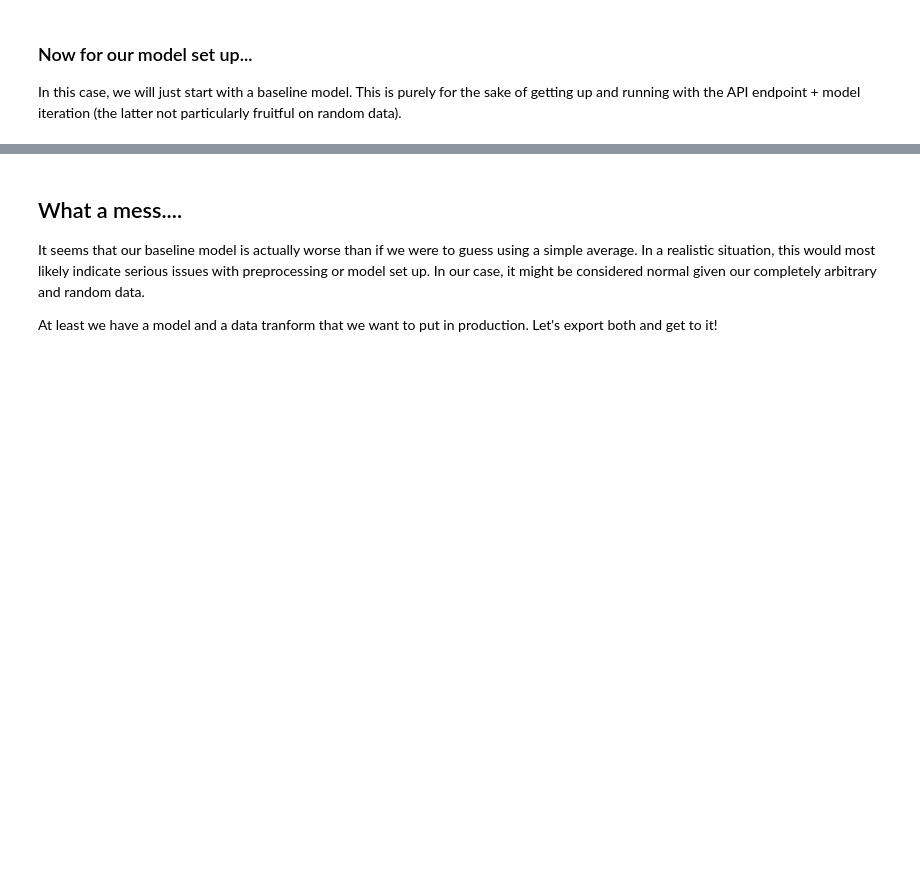
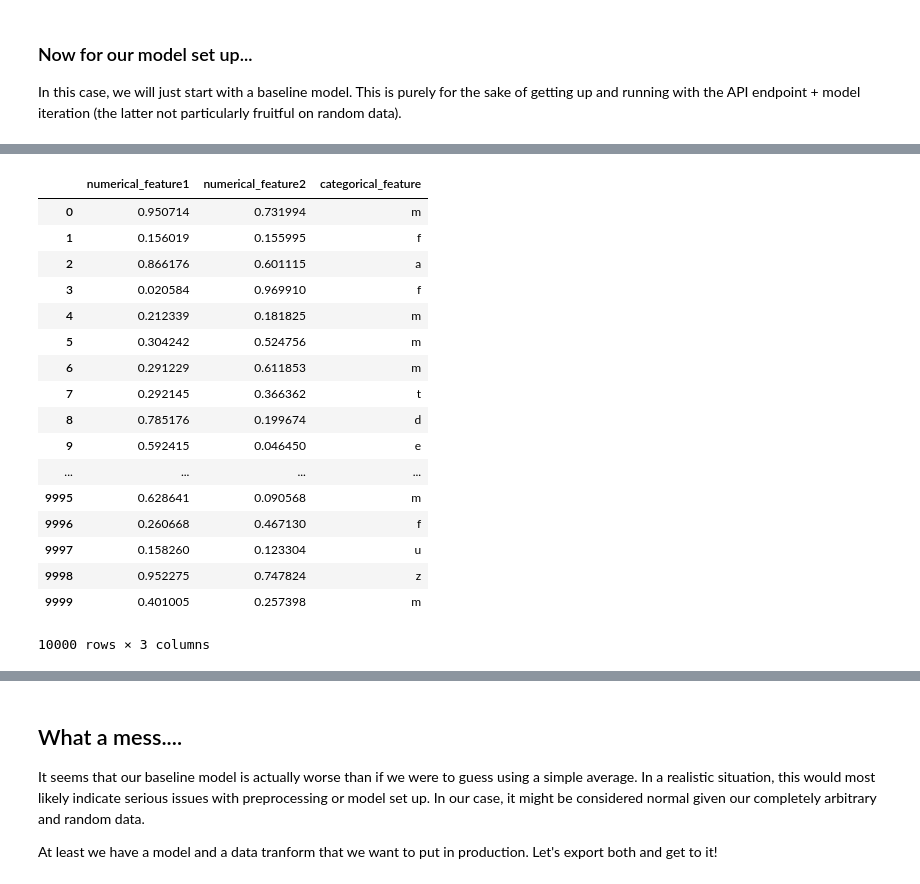
Before and after one commit to Expan75/Easysize-interview, a Jupyter notebook: notebooks/baseline-model.ipynb, the cells around one changed output, grey strips where cells are left out. Cells and saved outputs as stored; diff of their text form; code cells hidden in the pictures; blank space fills up the shorter version.

```diff
--- a/notebooks/baseline-model.ipynb
+++ b/notebooks/baseline-model.ipynb
@@ -97,0 +101,23 @@ Finally, we need to split our dataset to prevent overfitting on the training set
+# %%
+# Setup data transformation as ColumnTransformer
+raw_X = raw_features_df
+raw_X
+# %% [output]
+|  | numerical_feature1 | numerical_feature2 | categorical_feature |
+| 0 | 0.950714 | 0.731994 | m |
+| 1 | 0.156019 | 0.155995 | f |
+| 2 | 0.866176 | 0.601115 | a |
+| 3 | 0.020584 | 0.969910 | f |
+| 4 | 0.212339 | 0.181825 | m |
+| 5 | 0.304242 | 0.524756 | m |
+| 6 | 0.291229 | 0.611853 | m |
+| 7 | 0.292145 | 0.366362 | t |
+| 8 | 0.785176 | 0.199674 | d |
+| 9 | 0.592415 | 0.046450 | e |
+| ... | ... | ... | ... |
+| 9995 | 0.628641 | 0.090568 | m |
+| 9996 | 0.260668 | 0.467130 | f |
+| 9997 | 0.158260 | 0.123304 | u |
+| 9998 | 0.952275 | 0.747824 | z |
+| 9999 | 0.401005 | 0.257398 | m |
+10000 rows × 3 columns
```
Also changed, not shown: parts of 18 cells of this notebook, 1 other file.
